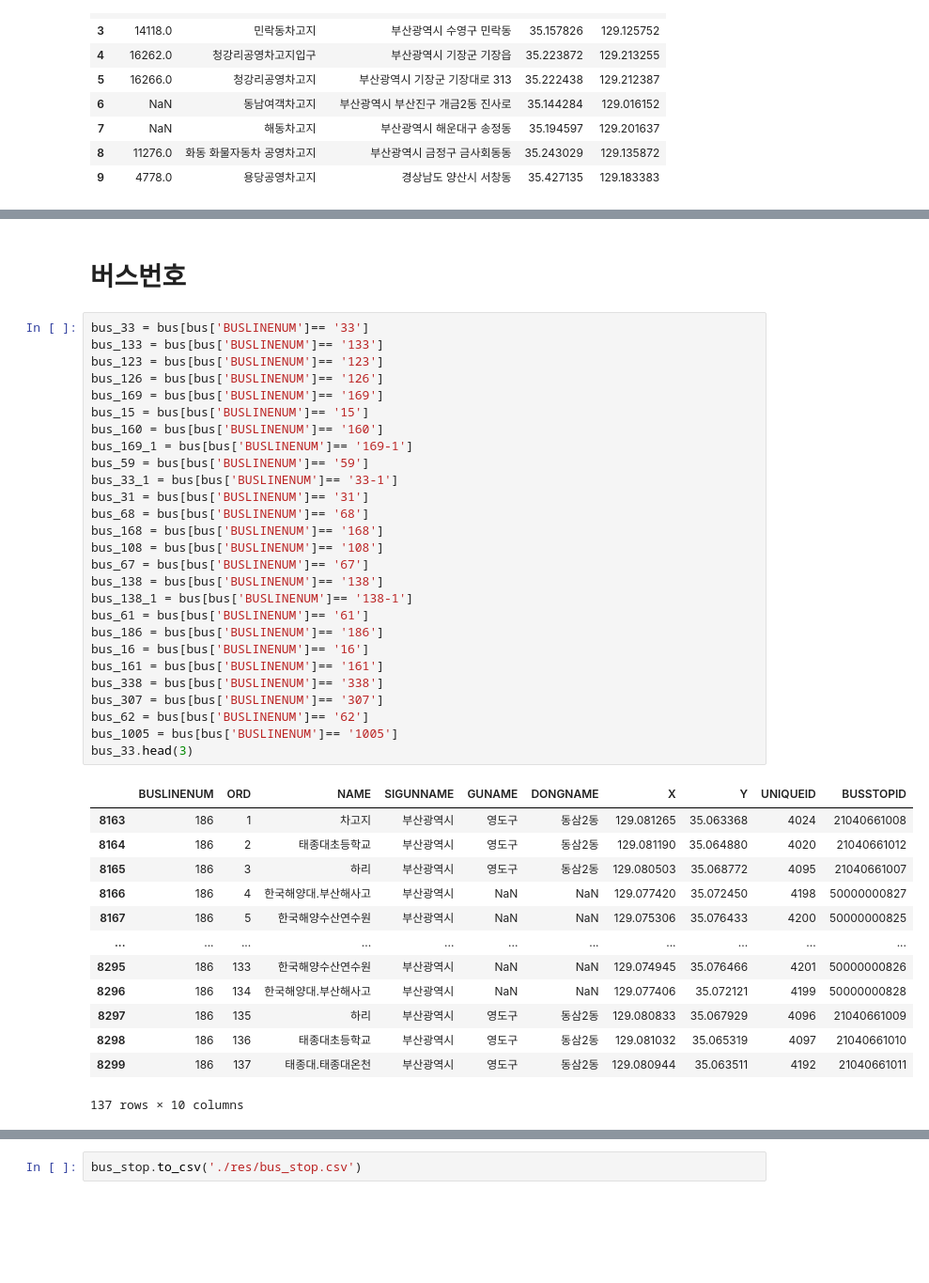
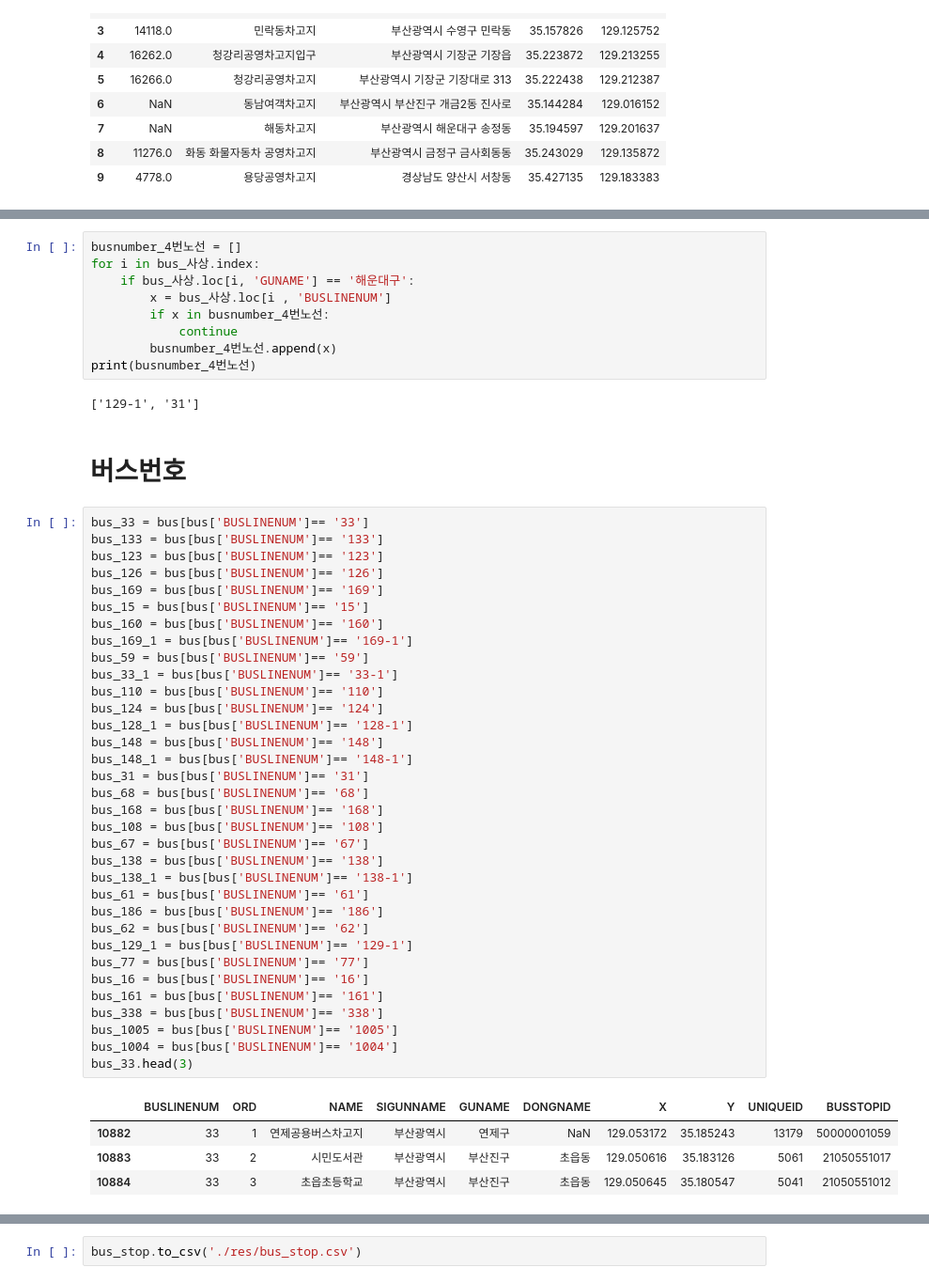
Before and after one commit to WithU-Bus/WithU-Bus, a Jupyter notebook: 버스노선연결.ipynb, the cells around one changed output, grey strips where cells are left out. Shown at 94% size. Saved outputs shown, nothing was run; the diff lists cells and outputs as text; blank space fills up the shorter version.

```diff
--- a/버스노선연결.ipynb
+++ b/버스노선연결.ipynb
@@ -37,44 +119,53 @@ bus
+# %%
+busnumber_4번노선 = []
+for i in bus_사상.index:
+    if bus_사상.loc[i, 'GUNAME'] == '해운대구':
+        x = bus_사상.loc[i , 'BUSLINENUM']
+        if x in busnumber_4번노선:
+            continue
+        busnumber_4번노선.append(x)
+print(busnumber_4번노선)
+# %% [output]
+['129-1', '31']
 # %% [markdown]
 # 버스번호
 # %%
 bus_33 = bus[bus['BUSLINENUM']== '33']
 bus_133 = bus[bus['BUSLINENUM']== '133']
 bus_123 = bus[bus['BUSLINENUM']== '123']
 bus_126 = bus[bus['BUSLINENUM']== '126']
 bus_169 = bus[bus['BUSLINENUM']== '169']
 bus_15 = bus[bus['BUSLINENUM']== '15']
 bus_160 = bus[bus['BUSLINENUM']== '160']
 bus_169_1 = bus[bus['BUSLINENUM']== '169-1']
 bus_59 = bus[bus['BUSLINENUM']== '59']
 bus_33_1 = bus[bus['BUSLINENUM']== '33-1']
+bus_110 = bus[bus['BUSLINENUM']== '110']
+bus_124 = bus[bus['BUSLINENUM']== '124']
+bus_128_1 = bus[bus['BUSLINENUM']== '128-1']
+bus_148 = bus[bus['BUSLINENUM']== '148']
+bus_148_1 = bus[bus['BUSLINENUM']== '148-1']
 bus_31 = bus[bus['BUSLINENUM']== '31']
 bus_68 = bus[bus['BUSLINENUM']== '68']
 bus_168 = bus[bus['BUSLINENUM']== '168']
 bus_108 = bus[bus['BUSLINENUM']== '108']
 bus_67 = bus[bus['BUSLINENUM']== '67']
 bus_138 = bus[bus['BUSLINENUM']== '138']
 bus_138_1 = bus[bus['BUSLINENUM']== '138-1']
 bus_61 = bus[bus['BUSLINENUM']== '61']
 bus_186 = bus[bus['BUSLINENUM']== '186']
+bus_62 = bus[bus['BUSLINENUM']== '62']
+bus_129_1 = bus[bus['BUSLINENUM']== '129-1']
+bus_77 = bus[bus['BUSLINENUM']== '77']
 bus_16 = bus[bus['BUSLINENUM']== '16']
 bus_161 = bus[bus['BUSLINENUM']== '161']
 bus_338 = bus[bus['BUSLINENUM']== '338']
-bus_307 = bus[bus['BUSLINENUM']== '307']
-bus_62 = bus[bus['BUSLINENUM']== '62']
 bus_1005 = bus[bus['BUSLINENUM']== '1005']
+bus_1004 = bus[bus['BUSLINENUM']== '1004']
 bus_33.head(3)
 # %% [output]
 |  | BUSLINENUM | ORD | NAME | SIGUNNAME | GUNAME | DONGNAME | X | Y | UNIQUEID | BUSSTOPID |
-| 8163 | 186 | 1 | 차고지 | 부산광역시 | 영도구 | 동삼2동 | 129.081265 | 35.063368 | 4024 | 21040661008 |
-| 8164 | 186 | 2 | 태종대초등학교 | 부산광역시 | 영도구 | 동삼2동 | 129.081190 | 35.064880 | 4020 | 21040661012 |
-| 8165 | 186 | 3 | 하리 | 부산광역시 | 영도구 | 동삼2동 | 129.080503 | 35.068772 | 4095 | 21040661007 |
-| 8166 | 186 | 4 | 한국해양대.부산해사고 | 부산광역시 | NaN | NaN | 129.077420 | 35.072450 | 4198 | 50000000827 |
-| 8167 | 186 | 5 | 한국해양수산연수원 | 부산광역시 | NaN | NaN | 129.075306 | 35.076433 | 4200 | 50000000825 |
-| ... | ... | ... | ... | ... | ... | ... | ... | ... | ... | ... |
-| 8295 | 186 | 133 | 한국해양수산연수원 | 부산광역시 | NaN | NaN | 129.074945 | 35.076466 | 4201 | 50000000826 |
-| 8296 | 186 | 134 | 한국해양대.부산해사고 | 부산광역시 | NaN | NaN | 129.077406 | 35.072121 | 4199 | 50000000828 |
-| 8297 | 186 | 135 | 하리 | 부산광역시 | 영도구 | 동삼2동 | 129.080833 | 35.067929 | 4096 | 21040661009 |
-| 8298 | 186 | 136 | 태종대초등학교 | 부산광역시 | 영도구 | 동삼2동 | 129.081032 | 35.065319 | 4097 | 21040661010 |
-| 8299 | 186 | 137 | 태종대.태종대온천 | 부산광역시 | 영도구 | 동삼2동 | 129.080944 | 35.063511 | 4192 | 21040661011 |
+| 10882 | 33 | 1 | 연제공용버스차고지 | 부산광역시 | 연제구 | NaN | 129.053172 | 35.185243 | 13179 | 50000001059 |
+| 10883 | 33 | 2 | 시민도서관 | 부산광역시 | 부산진구 | 초읍동 | 129.050616 | 35.183126 | 5061 | 21050551017 |
+| 10884 | 33 | 3 | 초읍초등학교 | 부산광역시 | 부산진구 | 초읍동 | 129.050645 | 35.180547 | 5041 | 21050551012 |
-137 rows × 10 columns
 # %%
```
Also changed, not shown: parts of 13 cells of this notebook, 7 other files.
